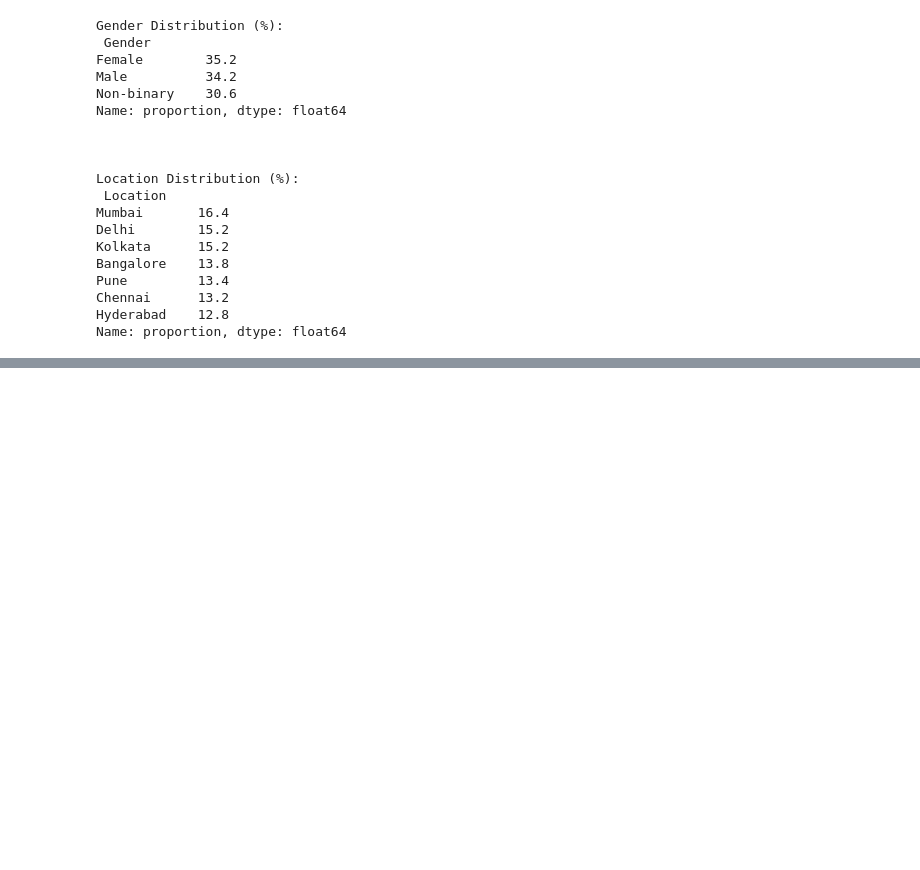
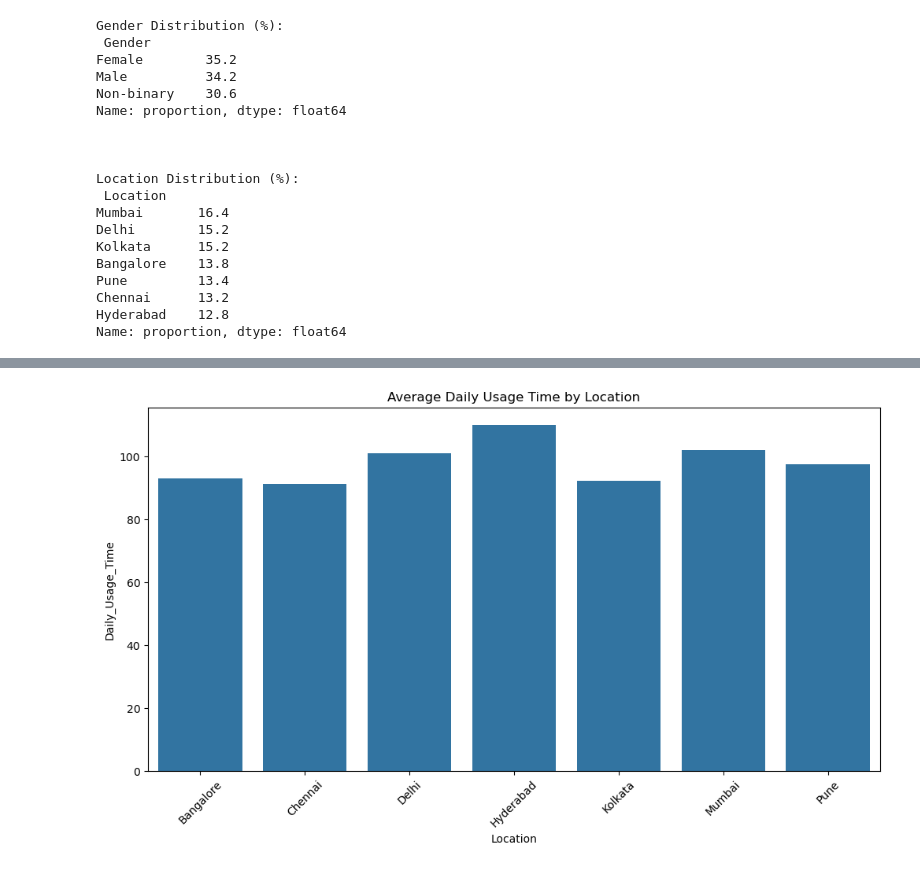
Before and after one commit to scriptkid03/ML-EDA, a Jupyter notebook: notebooks/deep-exploratory-analysis.ipynb, the cells around one changed output, grey strips where cells are left out. Saved outputs shown, nothing was run; the diff lists cells and outputs as text; code cells hidden in the pictures; blank space fills up the shorter version.

```diff
--- a/notebooks/deep-exploratory-analysis.ipynb
+++ b/notebooks/deep-exploratory-analysis.ipynb
@@ -114,0 +123,10 @@ Name: proportion, dtype: float64
+# %%
+# Assuming 'City' column exists
+df_city_usage = df.groupby("Location")["Daily_Usage_Time"].mean().reset_index()
+plt.figure(figsize=(12, 6))
+sns.barplot(data=df_city_usage, x="Location", y="Daily_Usage_Time")
+plt.title("Average Daily Usage Time by Location")
+plt.xticks(rotation=45)
+plt.show()
+# %% [output]
+[figure, added]
```
Also changed, not shown: parts of 2 cells of this notebook.
